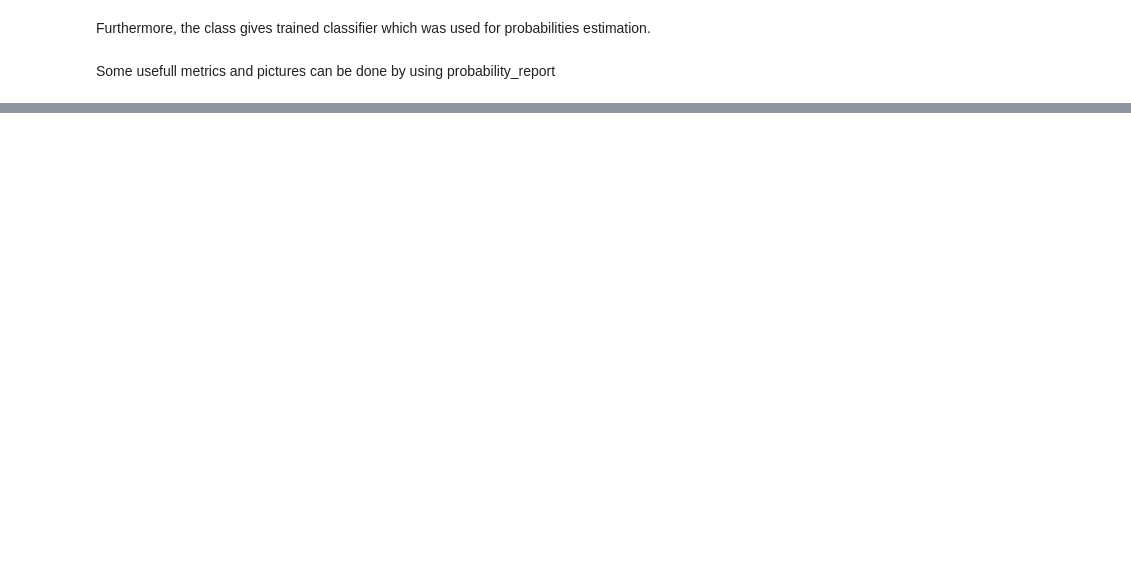
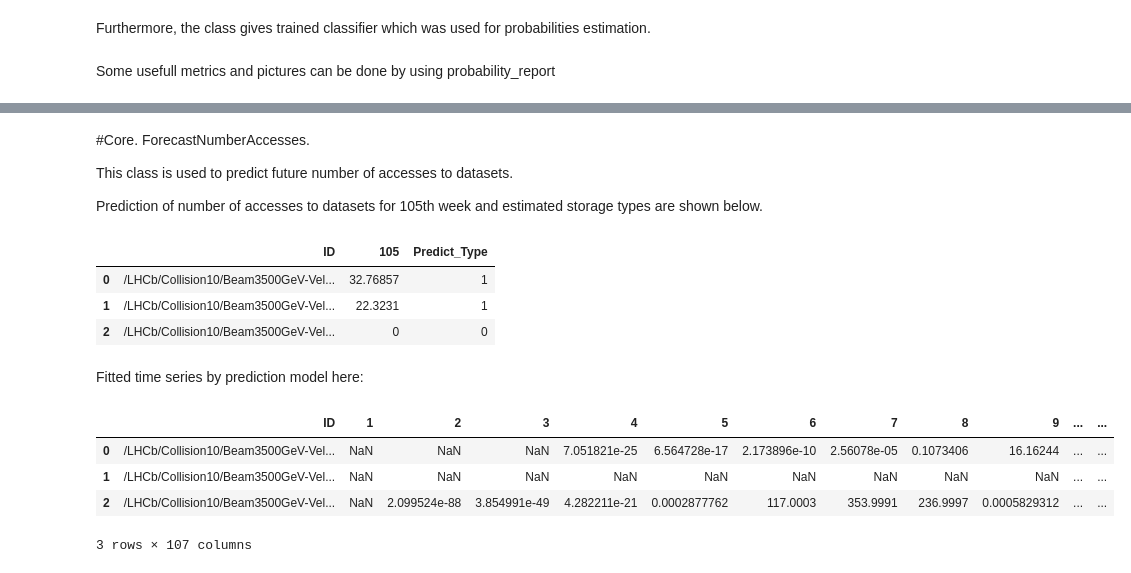
Before and after one commit to yandexdataschool/DataPopularity, a Jupyter notebook: howto/howto_01_datapop.ipynb, the cells around one changed output, grey strips where cells are left out. Saved outputs shown, nothing was run; the diff lists cells and outputs as text; code cells hidden in the pictures; blank space fills up the shorter version.

```diff
--- a/howto/howto_01_datapop.ipynb
+++ b/howto/howto_01_datapop.ipynb
@@ -82,0 +98,27 @@ plt.legend(loc='best')
+# %% [markdown]
+#Core. ForecastNumberAccesses.
+
+This class is used to predict future number of accesses to datasets.
+
+Prediction of number of accesses to datasets for 105th week and estimated storage types are shown below.
+# %%
+from datapop.core import ForecastNumberAccesses
+pred_accesses = ForecastNumberAccesses(data=data, forecast_horizont=1, class_abs_thresholds=1)
+pred_accesses_report = pred_accesses.get_forecast_report()
+pred_accesses_report.irow(range(0,3))
+# %% [output]
+|  | ID | 105 | Predict_Type |
+| 0 | /LHCb/Collision10/Beam3500GeV-Vel... | 32.76857 | 1 |
+| 1 | /LHCb/Collision10/Beam3500GeV-Vel... | 22.3231 | 1 |
+| 2 | /LHCb/Collision10/Beam3500GeV-Vel... | 0 | 0 |
+# %% [markdown]
+Fitted time series by prediction model here:
+# %%
+forecast_data = pred_accesses.forecast_data
+forecast_data.irow(range(0,3))
+# %% [output]
+|  | ID | 1 | 2 | 3 | 4 | 5 | 6 | 7 | 8 | 9 | ... | ... |
+| 0 | /LHCb/Collision10/Beam3500GeV-Vel... | NaN | NaN | NaN | 7.051821e-25 | 6.564728e-17 | 2.173896e-10 | 2.56078e-05 | 0.1073406 | 16.16244 | ... | ... |
+| 1 | /LHCb/Collision10/Beam3500GeV-Vel... | NaN | NaN | NaN | NaN | NaN | NaN | NaN | NaN | NaN | ... | ... |
+| 2 | /LHCb/Collision10/Beam3500GeV-Vel... | NaN | 2.099524e-88 | 3.854991e-49 | 4.282211e-21 | 0.0002877762 | 117.0003 | 353.9991 | 236.9997 | 0.0005829312 | ... | ... |
+3 rows × 107 columns
```
Also changed, not shown: parts of 4 cells of this notebook, 4 other files.
